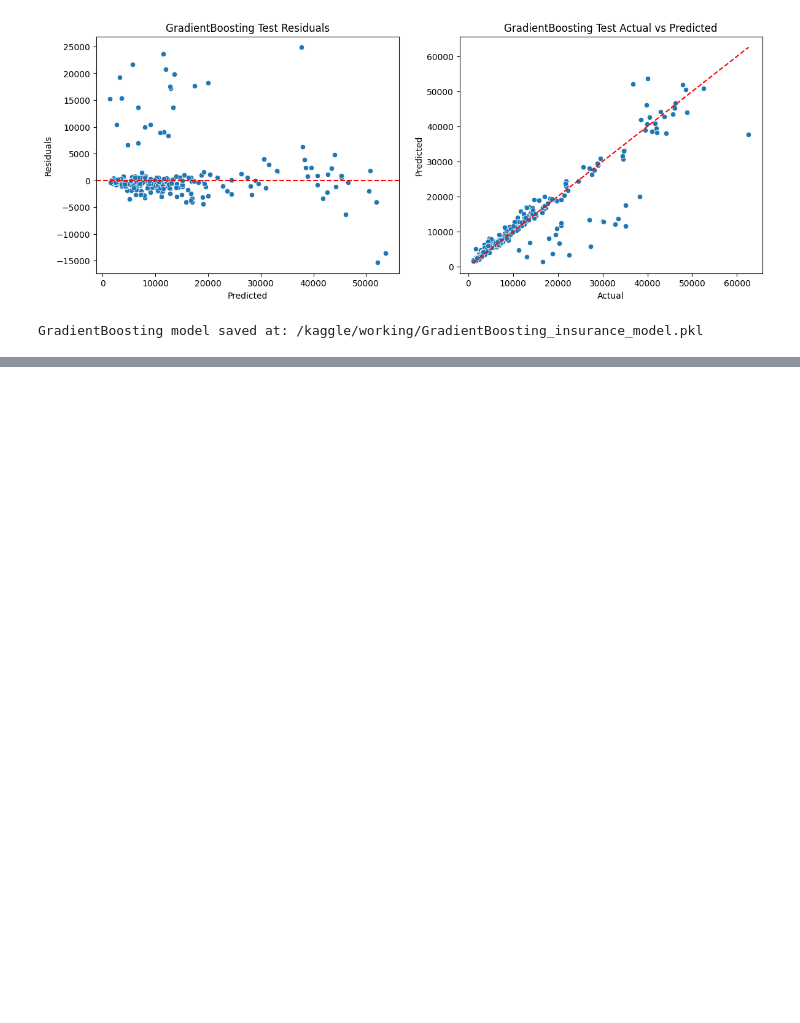
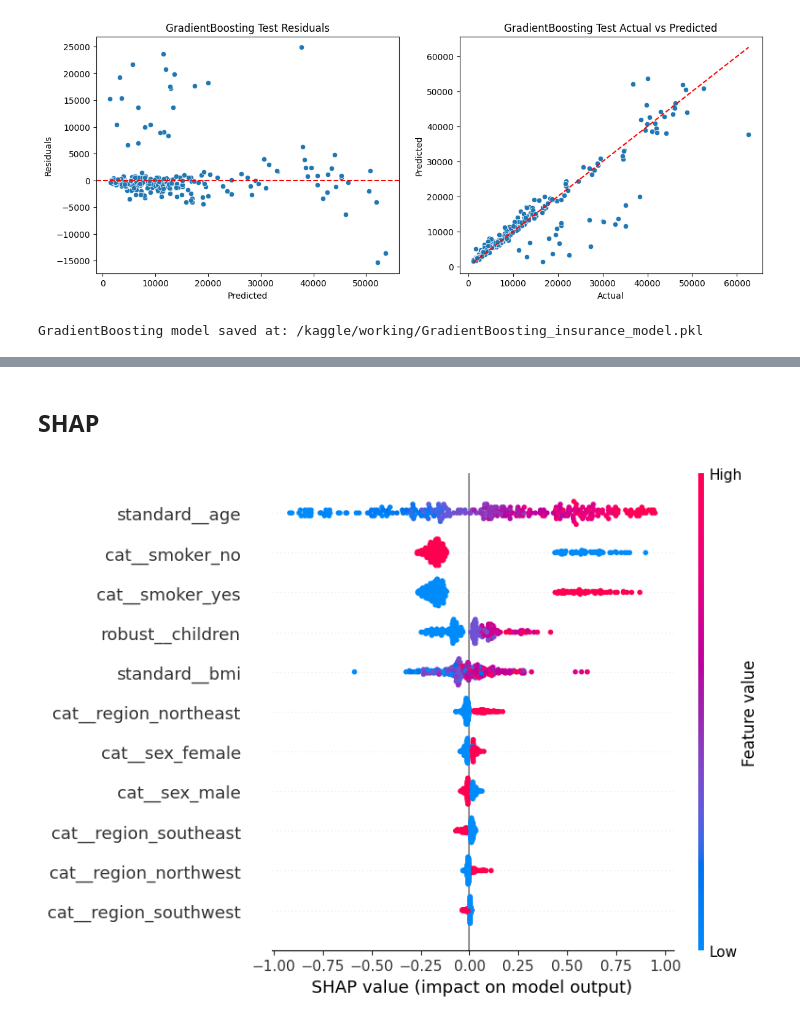
Before and after one commit to bijay-odyssey/Regression, a Jupyter notebook: Medical Insurance Forecast/Medical Insurance Forecast Model.ipynb, the cells around one changed output, grey strips where cells are left out. Cells and saved outputs as stored; diff of their text form; code cells hidden in the pictures; blank space fills up the shorter version.

```diff
--- a/Medical Insurance Forecast/Medical Insurance Forecast Model.ipynb
+++ b/Medical Insurance Forecast/Medical Insurance Forecast Model.ipynb
@@ -381,0 +414,18 @@ GradientBoosting model saved at: /kaggle/working/GradientBoosting_insurance_mode
+# %% [markdown]
+## SHAP
+# %%
+import shap
+
+X_train_t = preprocessor.transform(X_train)
+X_test_t = preprocessor.transform(X_test)
+
+feature_names = preprocessor.get_feature_names_out()
+
+explainer = shap.Explainer(gb_model, X_train_t, feature_names=feature_names)
+
+shap_values = explainer(X_test_t)
+
+shap.summary_plot(shap_values, features=X_test_t, feature_names=feature_names, show=False)
+plt.show()
+# %% [output]
+[figure, added]
```
Also changed, not shown: parts of 6 cells of this notebook.
